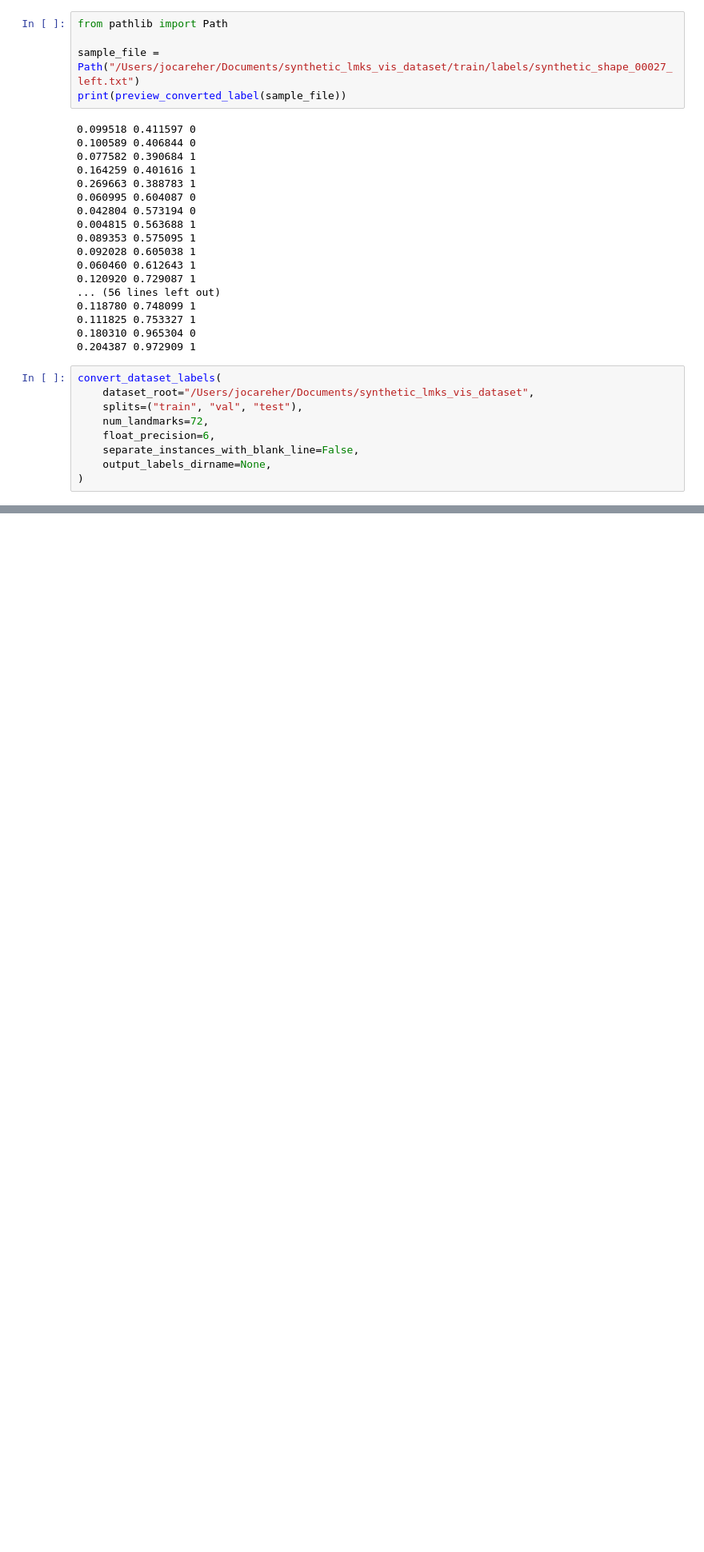
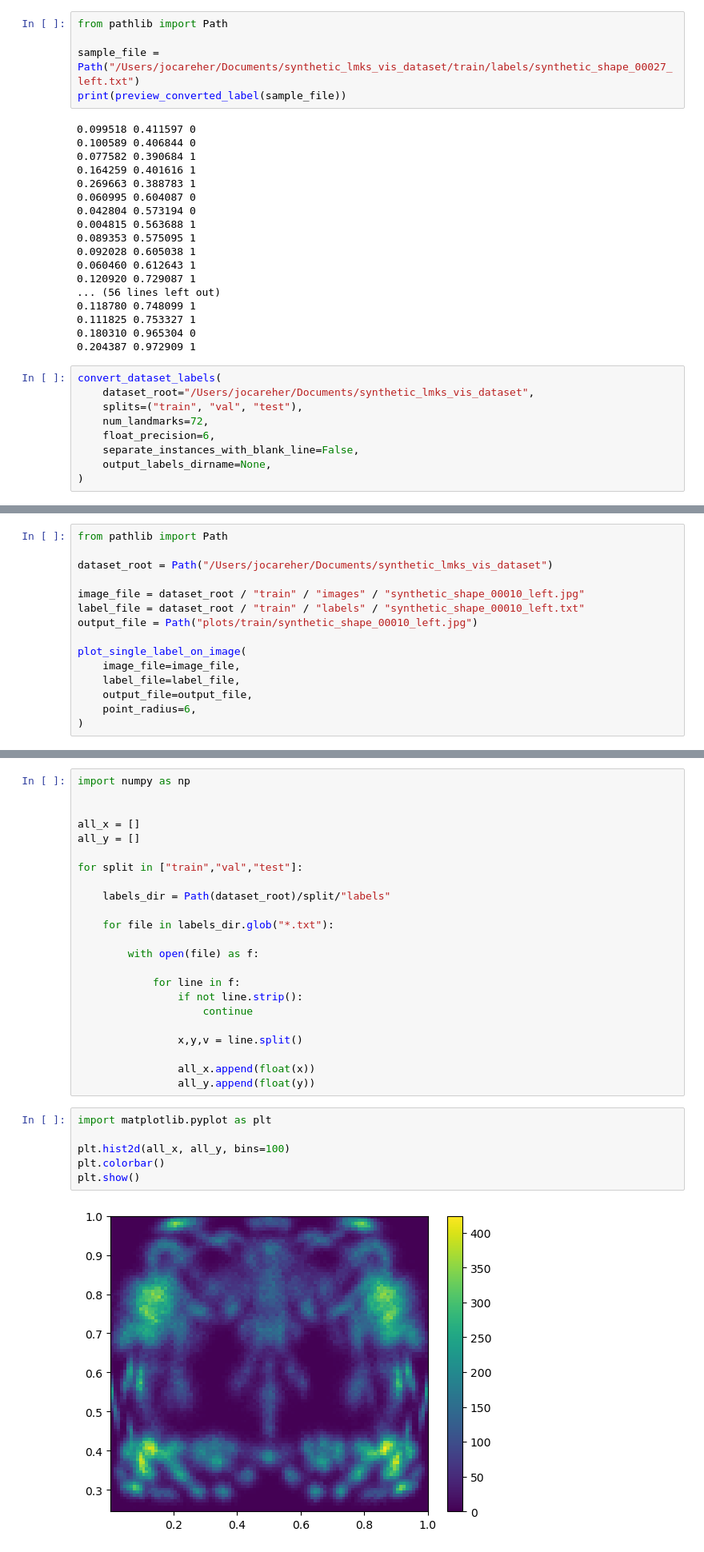
Before and after one commit to Jocareher/landmark-detection, a Jupyter notebook: notebooks/lmks_dataset_preparation.ipynb, the cells around one changed output, grey strips where cells are left out. Shown at 80% size. Drawn from its saved outputs; the diff is of its cells as text; blank space fills up the shorter version.

Commit message:
Analyze and plot dataset distributions

```diff
--- a/notebooks/lmks_dataset_preparation.ipynb
+++ b/notebooks/lmks_dataset_preparation.ipynb
@@ -574,0 +869,15 @@ convert_dataset_labels(
+# %%
+from pathlib import Path
+
+dataset_root = Path("/Users/jocareher/Documents/synthetic_lmks_vis_dataset")
+
+image_file = dataset_root / "train" / "images" / "synthetic_shape_00010_left.jpg"
+label_file = dataset_root / "train" / "labels" / "synthetic_shape_00010_left.txt"
+output_file = Path("plots/train/synthetic_shape_00010_left.jpg")
+
+plot_single_label_on_image(
+    image_file=image_file,
+    label_file=label_file,
+    output_file=output_file,
+    point_radius=6,
+)
@@ -574,0 +1138,31 @@ convert_dataset_labels(
+# %%
+import numpy as np
+
+
+all_x = []
+all_y = []
+
+for split in ["train","val","test"]:
+
+    labels_dir = Path(dataset_root)/split/"labels"
+
+    for file in labels_dir.glob("*.txt"):
+
+        with open(file) as f:
+
+            for line in f:
+                if not line.strip():
+                    continue
+
+                x,y,v = line.split()
+
+                all_x.append(float(x))
+                all_y.append(float(y))
+# %%
+import matplotlib.pyplot as plt
+
+plt.hist2d(all_x, all_y, bins=100)
+plt.colorbar()
+plt.show()
+# %% [output]
+[figure, added]
```
Also changed, not shown: parts of 22 cells of this notebook.
